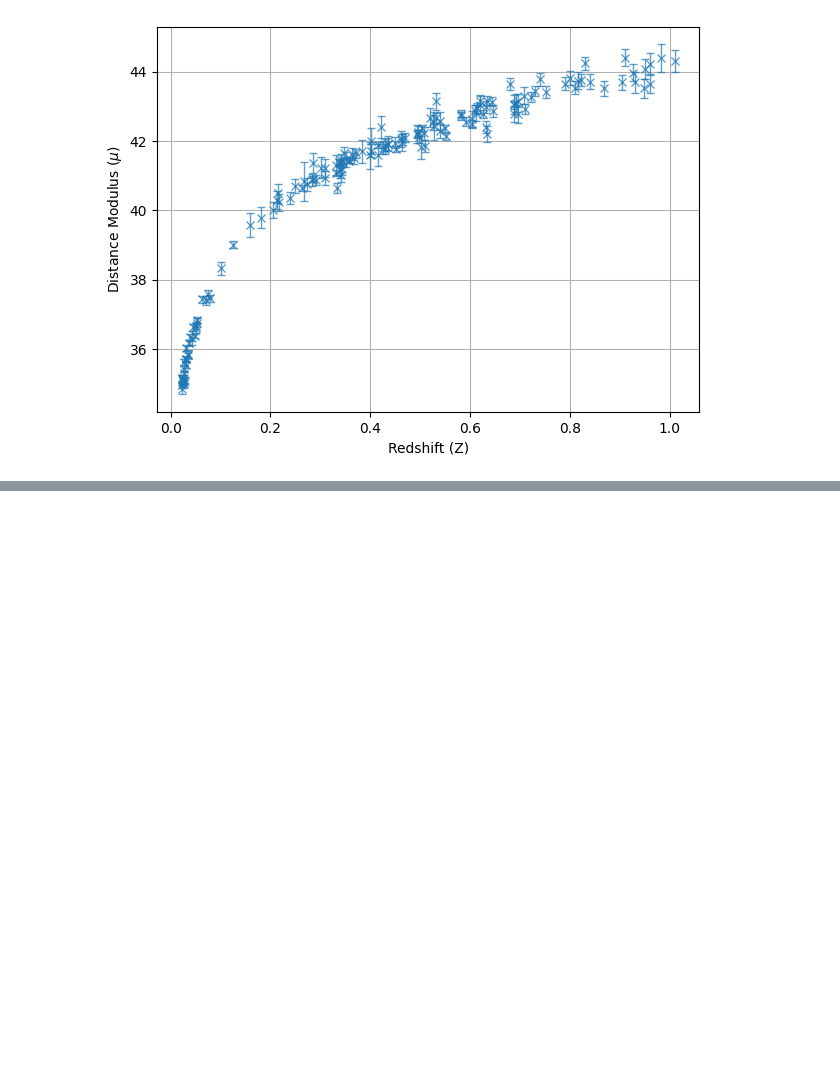
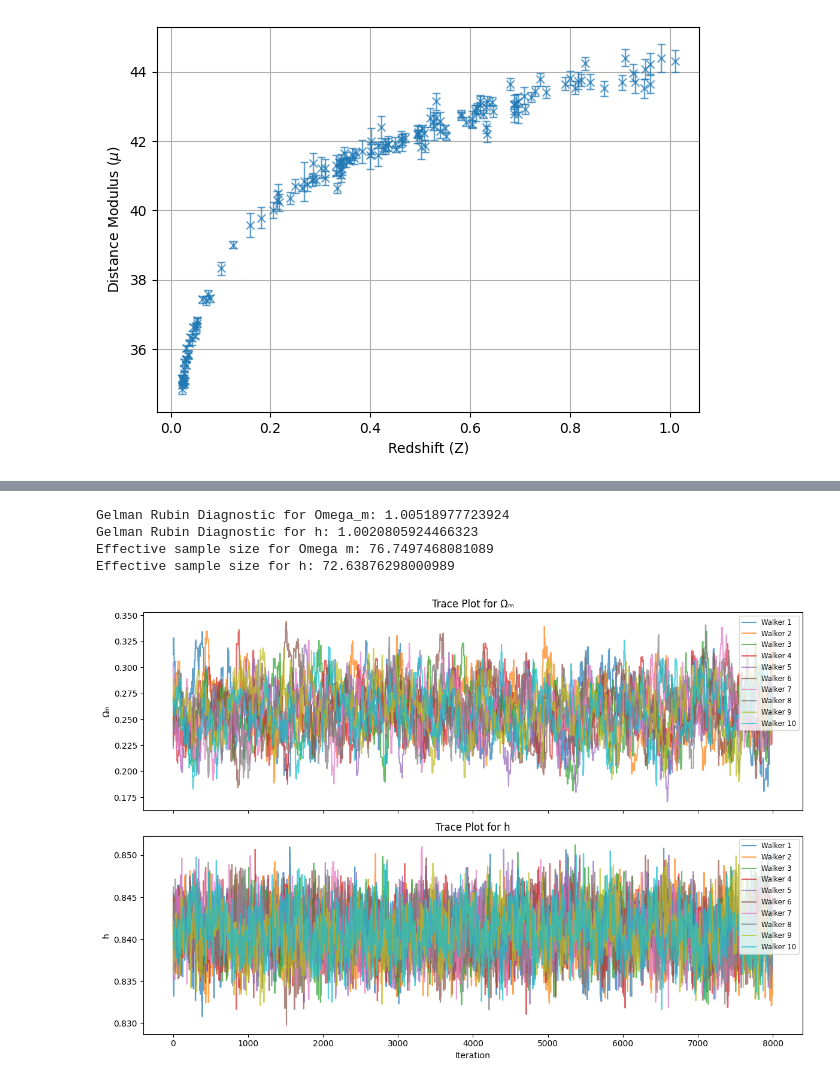
Before and after one commit to josephasal/cosmo_inference, a Jupyter notebook: mcmc/run_mcmc.ipynb, the cells around one changed output, grey strips where cells are left out. Saved outputs shown, nothing was run; the diff lists cells and outputs as text; code cells hidden in the pictures; blank space fills up the shorter version.

```diff
--- a/mcmc/run_mcmc.ipynb
+++ b/mcmc/run_mcmc.ipynb
@@ -129,0 +177,47 @@ plt.title('walker 1 parameter space through iterations')
+# %%
+#GR diagnostic and ess
+
+#get omega m and h as 2d arrays
+omega_adaptive_samples = adaptive_samples[:,:,0]
+h_adaptive_samples = adaptive_samples[:,:,1]
+
+print(f'Gelman Rubin Diagnostic for Omega_m: {gelman_rubin(omega_adaptive_samples)}')
+print(f'Gelman Rubin Diagnostic for h: {gelman_rubin(h_adaptive_samples)}')
+
+
+#Effective sample size
+print(f'Effective sample size for Omega m: {eff_sample_size(omega_adaptive_samples)}')
+print(f'Effective sample size for h: {eff_sample_size(h_basicmc_samples)}')
+# %% [output]
+Gelman Rubin Diagnostic for Omega_m: 1.00518977723924
+Gelman Rubin Diagnostic for h: 1.0020805924466323
+Effective sample size for Omega m: 76.7497468081089
+Effective sample size for h: 72.63876298000989
+# %%
+#Trace plot of each walker
+# Assuming samples has shape (steps_after_burn, num_walkers, 2)
+n_steps_post, num_walkers, n_params = adaptive_samples.shape
+iterations = np.arange(n_steps_post)
+
+# Create separate plots for each parameter:
+fig, axes = plt.subplots(2, 1, figsize=(12, 8), sharex=True)
+
+# Trace plot for omega_m (parameter index 0)
+for walker in range(num_walkers):
+    axes[0].plot(iterations, adaptive_samples[:, walker, 0], label=f"Walker {walker+1}", alpha = 0.7)
+axes[0].set_title("Trace Plot for Ωₘ")
+axes[0].set_ylabel("Ωₘ")
+axes[0].legend(loc="upper right", fontsize='small')
+
+# Trace plot for h (parameter index 1)
+for walker in range(num_walkers):
+    axes[1].plot(iterations, adaptive_samples[:, walker, 1], label=f"Walker {walker+1}", alpha = 0.7)
+axes[1].set_title("Trace Plot for h")
+axes[1].set_xlabel("Iteration")
+axes[1].set_ylabel("h")
+axes[1].legend(loc="upper right", fontsize='small')
+
+plt.tight_layout()
+plt.show()
+# %% [output]
+[figure, added]
```
Also changed, not shown: parts of 13 cells of this notebook.
